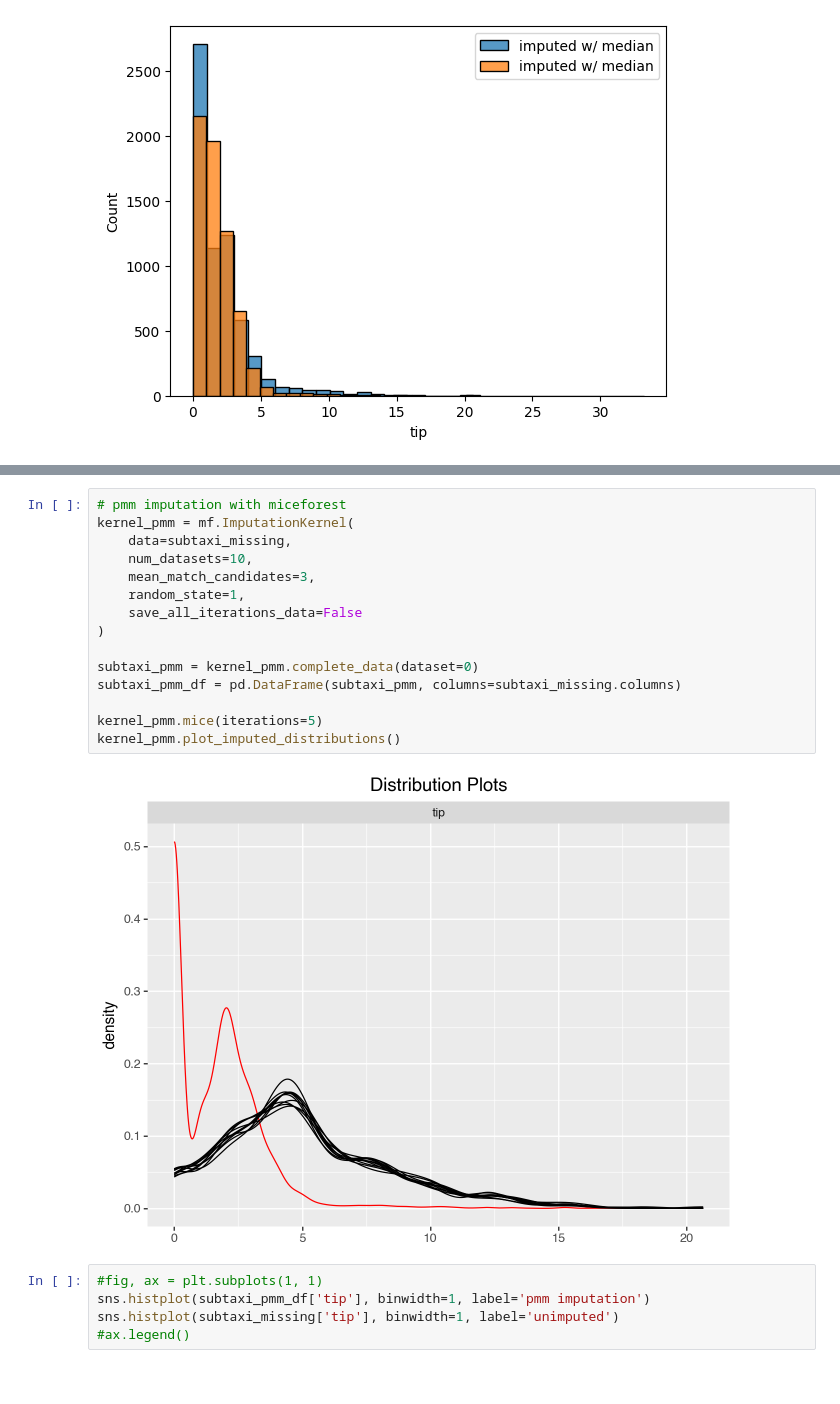
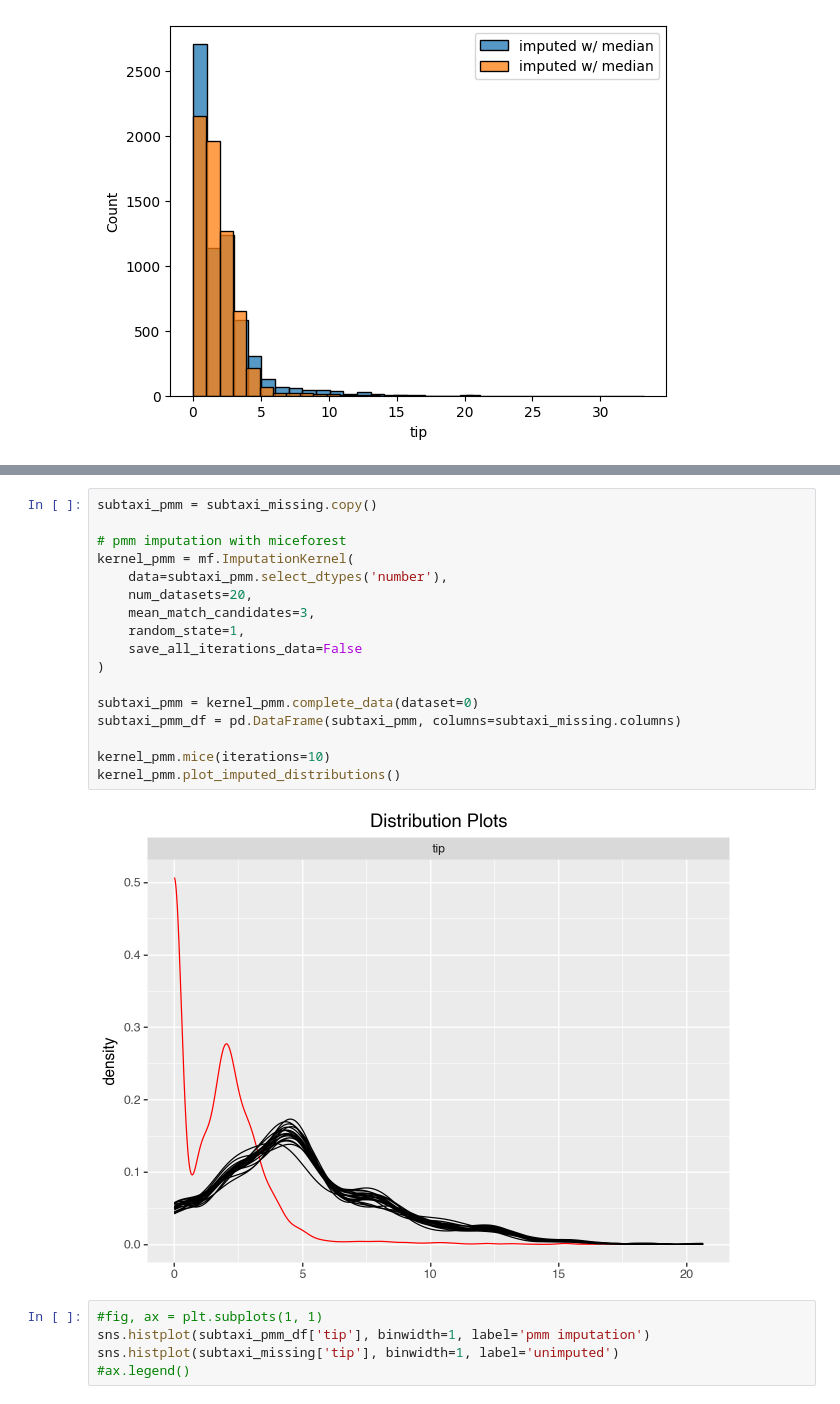
Before and after one commit to brookshu/data_eng300SP_hu, a Jupyter notebook: dataset_hu_shim_03-missing-data-class.ipynb, the cells around one changed output, grey strips where cells are left out. Saved outputs shown, nothing was run; the diff lists cells and outputs as text.

```diff
--- a/dataset_hu_shim_03-missing-data-class.ipynb
+++ b/dataset_hu_shim_03-missing-data-class.ipynb
@@ -476,20 +480,22 @@ rmse for knn imputation: 1.789
 # %%
+subtaxi_pmm = subtaxi_missing.copy()
+
 # pmm imputation with miceforest
 kernel_pmm = mf.ImputationKernel(
-    data=subtaxi_missing,
-    num_datasets=10,
+    data=subtaxi_pmm.select_dtypes('number'),
+    num_datasets=20,
     mean_match_candidates=3,
     random_state=1,
     save_all_iterations_data=False
 )
 
 subtaxi_pmm = kernel_pmm.complete_data(dataset=0)
 subtaxi_pmm_df = pd.DataFrame(subtaxi_pmm, columns=subtaxi_missing.columns)
 
-kernel_pmm.mice(iterations=5)
+kernel_pmm.mice(iterations=10)
 kernel_pmm.plot_imputed_distributions()
 # %% [output]
-[figure, old version]
+[figure, new version]
 # %%
 #fig, ax = plt.subplots(1, 1)
 sns.histplot(subtaxi_pmm_df['tip'], binwidth=1, label='pmm imputation')
```
Also changed, not shown: parts of 16 cells of this notebook.
